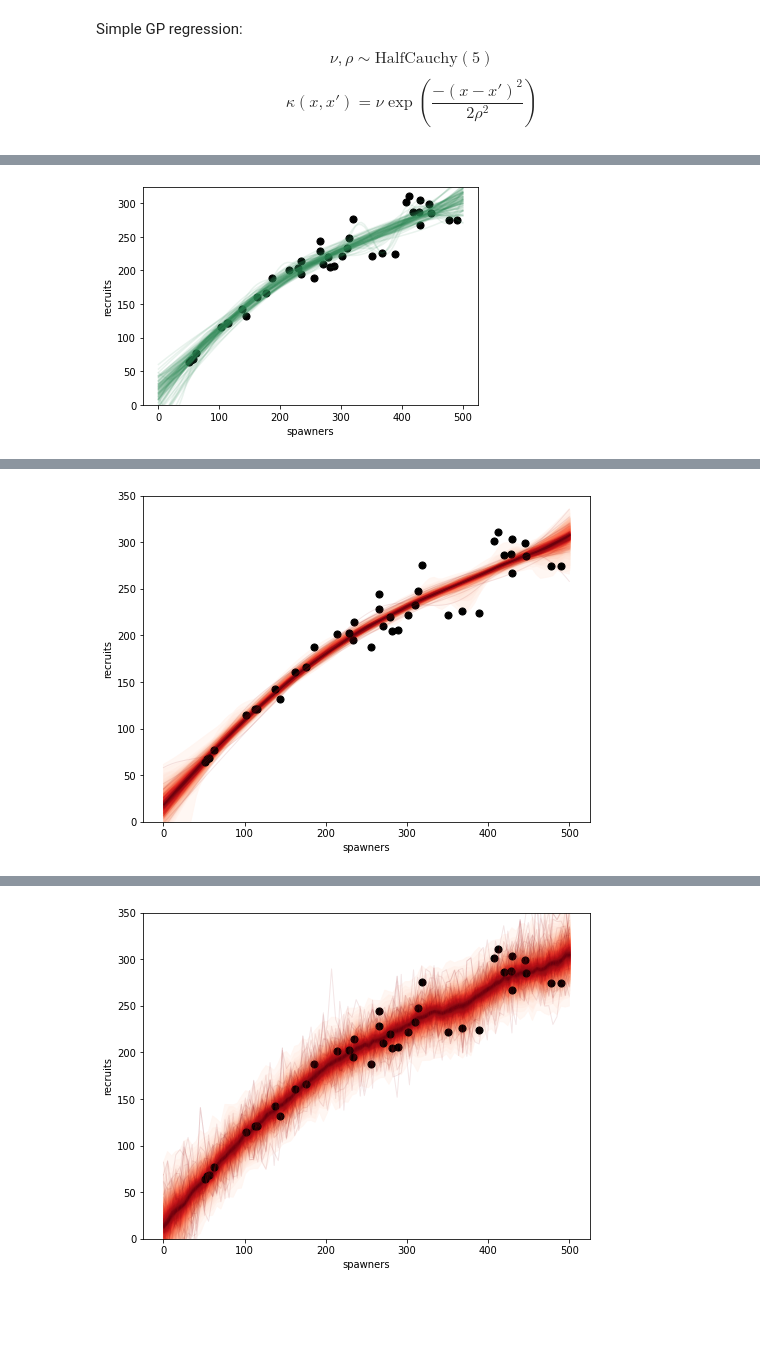
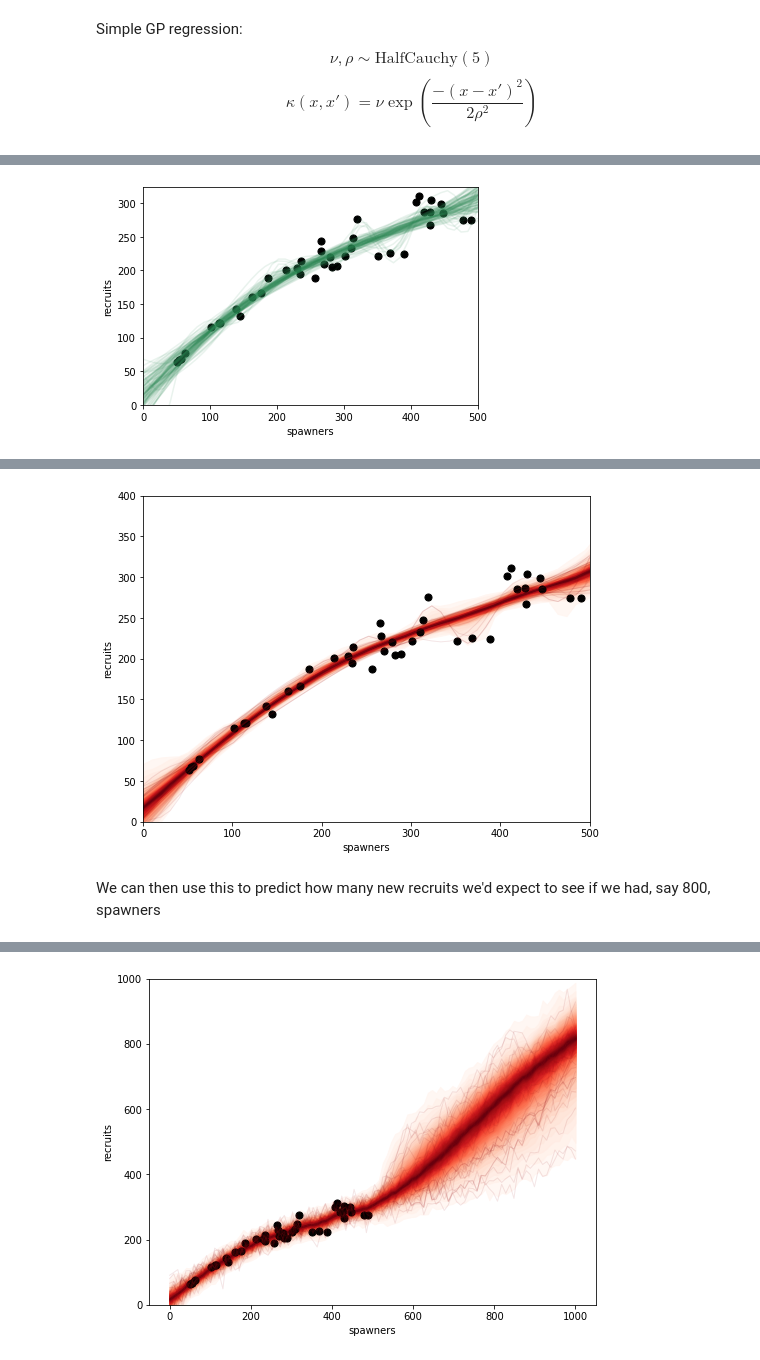
Before and after one commit to FreddyWordingham/gauss, a Jupyter notebook: notebooks/salmon_gp.ipynb, the cells around one changed output, grey strips where cells are left out. Saved outputs shown, nothing was run; the diff lists cells and outputs as text; code cells hidden in the pictures; blank space fills up the shorter version.

```diff
--- a/notebooks/salmon_gp.ipynb
+++ b/notebooks/salmon_gp.ipynb
@@ -56,5 +56,5 @@ az.plot_trace(gp_trace, var_names=['ρ', 'η', 'σ']);
 # %%
-X_pred = np.linspace(0, 500, 100)
+X_pred = np.linspace(0, 1000, 100)
 
 with gp_salmon_model:
     salmon_pred = recruit_gp.conditional("salmon_pred", X_pred.reshape(-1, 1))
@@ -63,11 +63,12 @@ with gp_salmon_model:
 [interactive output not drawn]
 # %%
 ax = data.plot.scatter(x='spawners', y='recruits', c='k', s=50)
+ax.set_xlim(0, 500)
 ax.set_ylim(0, None)
 for x in gp_salmon_samples['salmon_pred']:
     ax.plot(X_pred, x, alpha=0.1, color='seagreen');
 # %% [output]
-[figure, old version]
+[figure, new version]
 # %%
 with gp_salmon_model:
     gp_salmon_samples = pm.sample_posterior_predictive(gp_trace, vars=[salmon_pred], samples=100, random_seed=42)
@@ -78,9 +79,12 @@ from pymc3.gp.util import plot_gp_dist
 fig, ax = plt.subplots(figsize=(8,6))
 plot_gp_dist(ax, gp_salmon_samples['salmon_pred'], X_pred)
 data.plot.scatter(x='spawners', y='recruits', c='k', s=50, ax=ax)
-ax.set_ylim(0, 350);
+ax.set_xlim(0, 500);
+ax.set_ylim(0, 400);
 # %% [output]
-[figure, old version]
+[figure, new version]
+# %% [markdown]
+We can then use this to predict how many new recruits we'd expect to see if we had, say 800, spawners
 # %%
 with gp_salmon_model:
     salmon_pred_noise = recruit_gp.conditional("salmon_pred_noise", X_pred.reshape(-1,1), pred_noise=True)
@@ -90,8 +94,8 @@ with gp_salmon_model:
 # %%
 from pymc3.gp.util import plot_gp_dist
 fig, ax = plt.subplots(figsize=(8,6))
 plot_gp_dist(ax, gp_salmon_samples['salmon_pred_noise'], X_pred)
 data.plot.scatter(x='spawners', y='recruits', c='k', s=50, ax=ax)
-ax.set_ylim(0, 350);
+ax.set_ylim(0, 1000);
 # %% [output]
-[figure, old version]
+[figure, new version]
```
Also changed, not shown: parts of 2 cells of this notebook.
